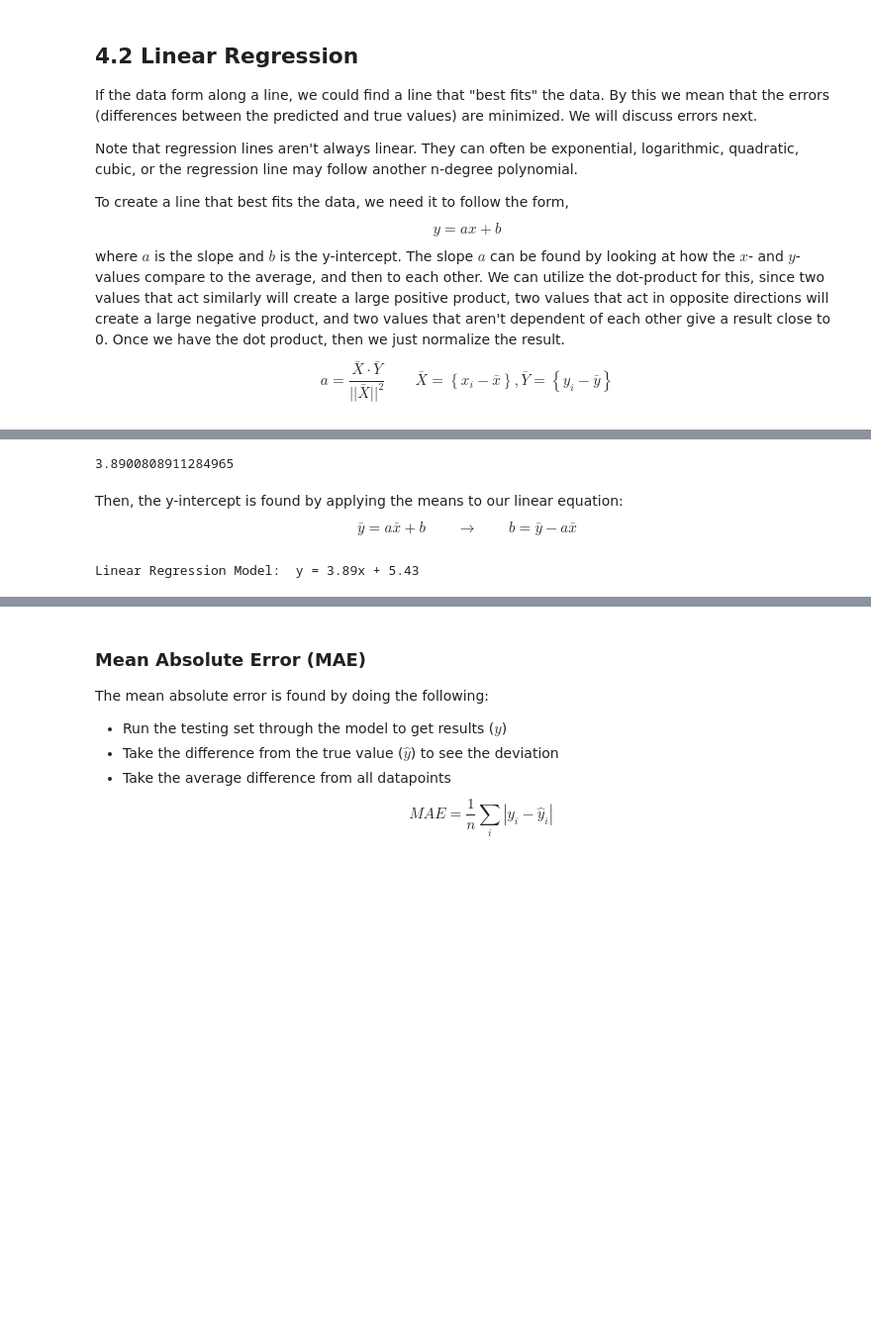
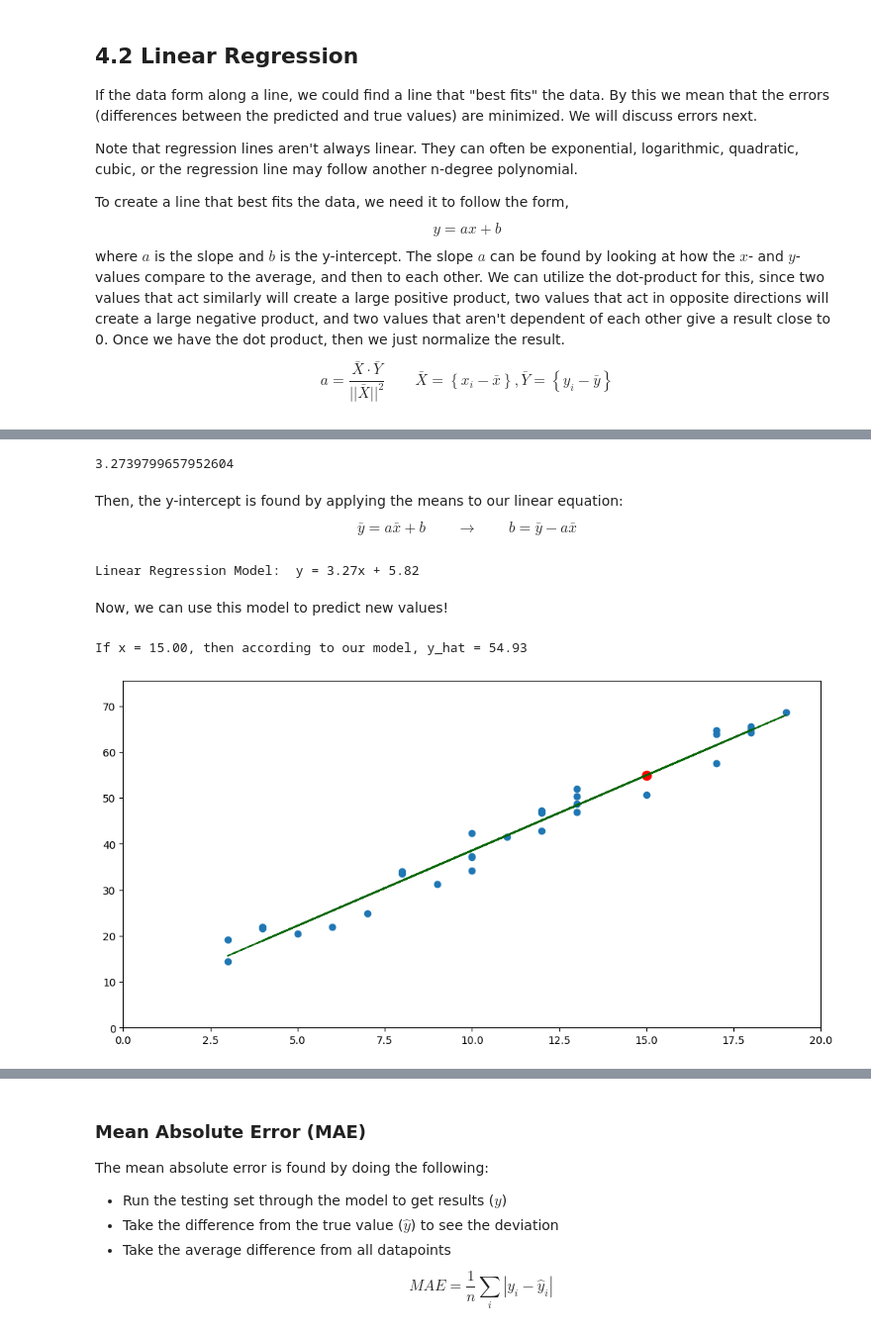
Before and after one commit to drolsonmi/math3080, a Jupyter notebook: Notes/04 Linear Regression.ipynb, the cells around one changed output, grey strips where cells are left out. Shown at 99% size. Drawn from its saved outputs; the diff is of its cells as text; code cells hidden in the pictures; blank space fills up the shorter version.

Commit message:
Edits after Linear Regression Lecture

```diff
--- a/Notes/04 Linear Regression.ipynb
+++ b/Notes/04 Linear Regression.ipynb
@@ -83,11 +102,11 @@ $$a=\frac{\bar{X}\cdot \bar{Y}}{||\bar{X}||^2} \qquad \bar{X} = \left\{x_i - \ba
 # %%
-xc = x - np.mean(x)
-yc = y - np.mean(y)
+X_bar = x - np.mean(x)
+Y_bar = y - np.mean(y)
 
-a = xc.dot(yc) / xc.dot(xc)
-a
+a = X_bar.dot(Y_bar) / X_bar.dot(X_bar)
+a          # Slope of line-of-best-fit
 # %% [output]
-3.8900808911284965
+3.2739799657952604
 # %% [markdown]
 Then, the y-intercept is found by applying the means to our linear equation:
 $$\bar{y} = a\bar{x} + b \qquad\to\qquad b = \bar{y} - a\bar{x}$$
@@ -99,4 +118,26 @@ if np.sign(b) == 1.0:
 elif np.sign(b) == -1.0:
     print("Linear Regression Model:  y = {0:.2f}x - {1:.2f}".format(a,abs(b)))
 # %% [output]
-Linear Regression Model:  y = 3.89x + 5.43
+Linear Regression Model:  y = 3.27x + 5.82
+# %% [markdown]
+Now, we can use this model to predict new values!
+# %%
+x_new = np.random.randint(0,20)
+y_new = a*x_new + b
+print("If x = {0:.2f}, then according to our model, y_hat = {1:.2f}".format(x_new,y_new))
+# %% [output]
+If x = 15.00, then according to our model, y_hat = 54.93
+# %%
+fig, ax = plt.subplots(figsize=(12, 6))
+
+ax = plt.scatter(x,y)                              # Original Data
+ax = plt.plot(x,a*x + b,
+              linestyle="--", color='darkgreen')   # Line of Best Fit
+ax = plt.scatter(x_new,y_new,color='r', s=75)      # Prediction Point
+
+plt.xlim([0,20])
+plt.ylim([0,(max(y)*1.10)])
+
+plt.show()
+# %% [output]
+[figure, added]
```
Also changed, not shown: parts of 15 cells of this notebook.
